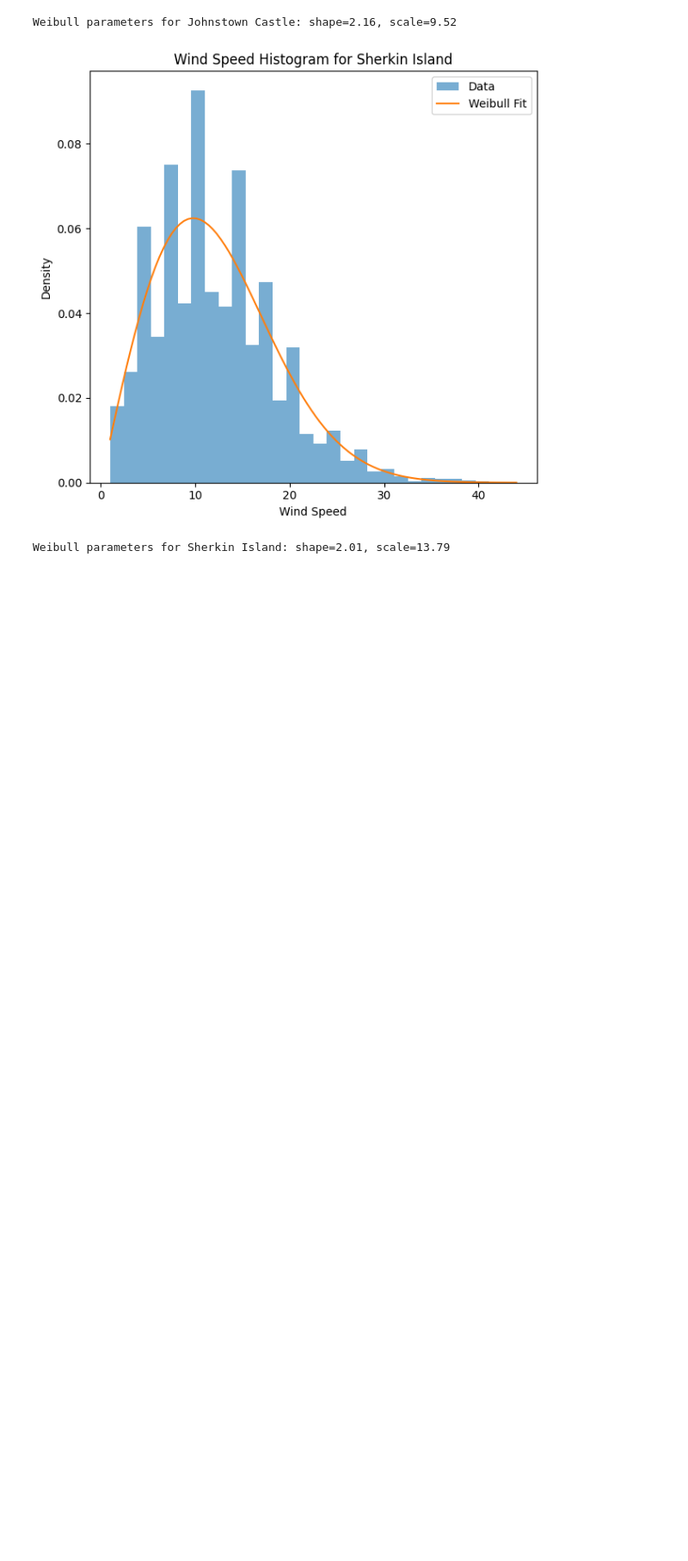
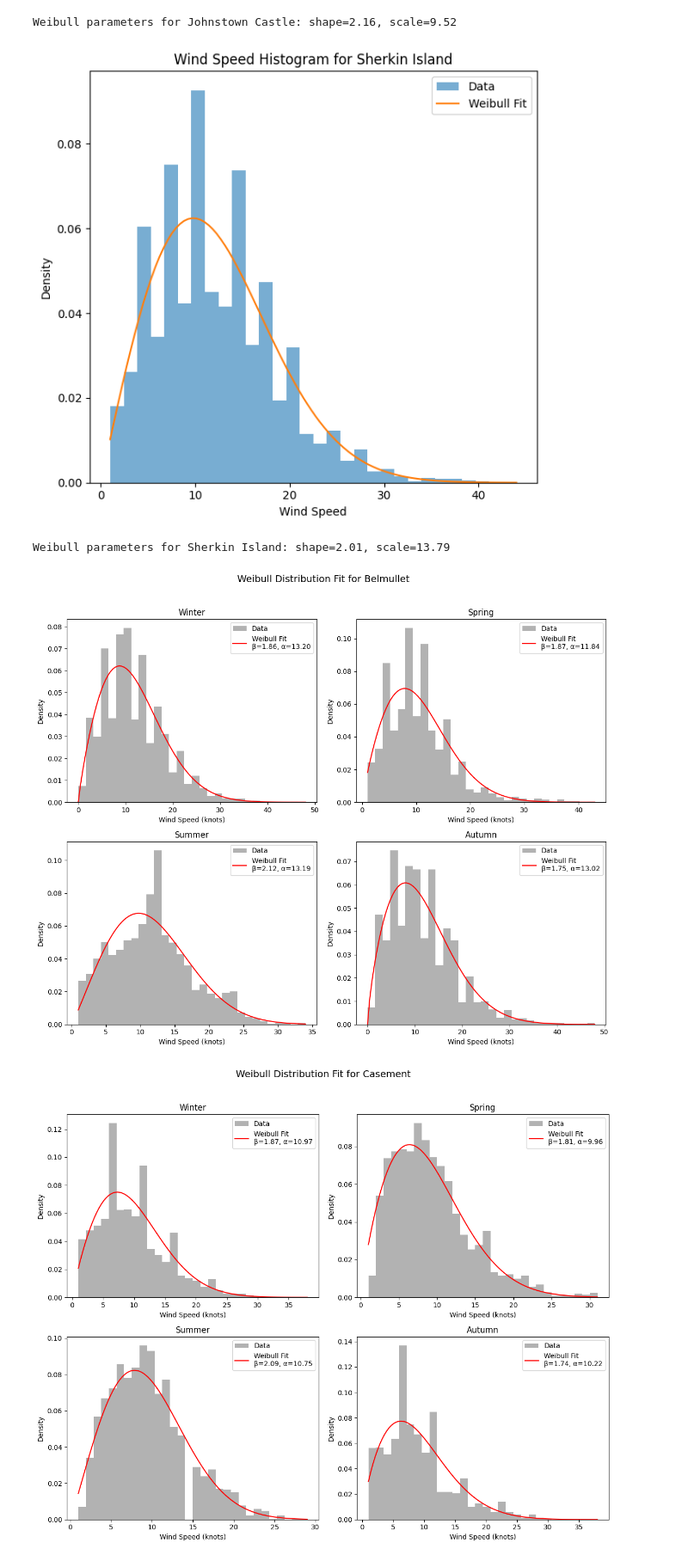
Before and after one commit to emiledelmas/data_analytics_windturbine_weibull, a Jupyter notebook: plot_data.ipynb, the cells around one changed output. Shown at 86% size. Drawn from its saved outputs; the diff is of its cells as text; code cells hidden in the pictures; blank space fills up the shorter version.

Commit message:
plots for every seasons

```diff
--- a/plot_data.ipynb
+++ b/plot_data.ipynb
@@ -177,3 +177,61 @@ Weibull parameters for Finner: shape=1.84, scale=11.56
 Weibull parameters for Johnstown Castle: shape=2.16, scale=9.52
 [figure]
 Weibull parameters for Sherkin Island: shape=2.01, scale=13.79
+# %%
+seasons = {
+    'Winter1': ('2024-01-01', '2024-03-19'),
+    'Spring': ('2024-03-20', '2024-06-20'),
+    'Summer': ('2024-06-21', '2024-09-21'),
+    'Autumn': ('2024-09-22', '2024-12-20'),
+    'Winter2': ('2024-12-21', '2024-12-31')
+}
+
+
+# Merge Winter1 and Winter2 into a single "Winter"
+merged_seasons = {
+    'Winter': (pd.to_datetime(seasons['Winter1'][0]), pd.to_datetime(seasons['Winter2'][1])),
+    'Spring': (pd.to_datetime(seasons['Spring'][0]), pd.to_datetime(seasons['Spring'][1])),
+    'Summer': (pd.to_datetime(seasons['Summer'][0]), pd.to_datetime(seasons['Summer'][1])),
+    'Autumn': (pd.to_datetime(seasons['Autumn'][0]), pd.to_datetime(seasons['Autumn'][1]))
+}
+
+# Loop through each station
+for station_name, df_2024 in whole_data.items():
+    df_2024['date'] = pd.to_datetime(df_2024['date'])
+
+    # Create a new figure for the station with 4 subplots (one per season)
+    plt.figure(figsize=(12, 10))
+    plt.suptitle(f"Weibull Distribution Fit for {station_name}", fontsize=14)
+
+    # Loop through seasons and plot in corresponding subplot
+    for i, (season_name, (start_date, end_date)) in enumerate(merged_seasons.items(), start=1):
+        plt.subplot(2, 2, i)  # 2x2 grid with only 4 seasons
+
+        # Filter data for the current season
+        season_df = df_2024[(df_2024['date'] >= start_date) & (df_2024['date'] <= end_date)]
+        wind_speeds = season_df['wdsp'].dropna().values  # Drop NaN values
+
+        if len(wind_speeds) > 0:
+            # Fit Weibull distribution
+            shape, loc, scale = weibull_min.fit(wind_speeds, floc=0)
+
+            # Generate Weibull PDF data
+            x = np.linspace(wind_speeds.min(), wind_speeds.max(), 100)
+            pdf = weibull_min.pdf(x, shape, scale=scale)
+
+            # Plot histogram and Weibull fit
+            plt.hist(wind_speeds, bins=30, density=True, alpha=0.6, label="Data", color='gray')
+            plt.plot(x, pdf, label=f'Weibull Fit\nβ={shape:.2f}, α={scale:.2f}', color='red')
+
+        # Titles and labels
+        plt.title(f"{season_name}", fontsize=12)
+        plt.xlabel("Wind Speed (knots)")
+        plt.ylabel("Density")
+        plt.legend(fontsize=10)
+
+    # Adjust layout and show plot
+    plt.tight_layout(rect=[0, 0, 1, 0.96])  # Adjust for suptitle
+    plt.show()
+# %% [output]
+[figure, added]
+[figure, added]
```
Also changed, not shown: parts of 1 cell of this notebook.
